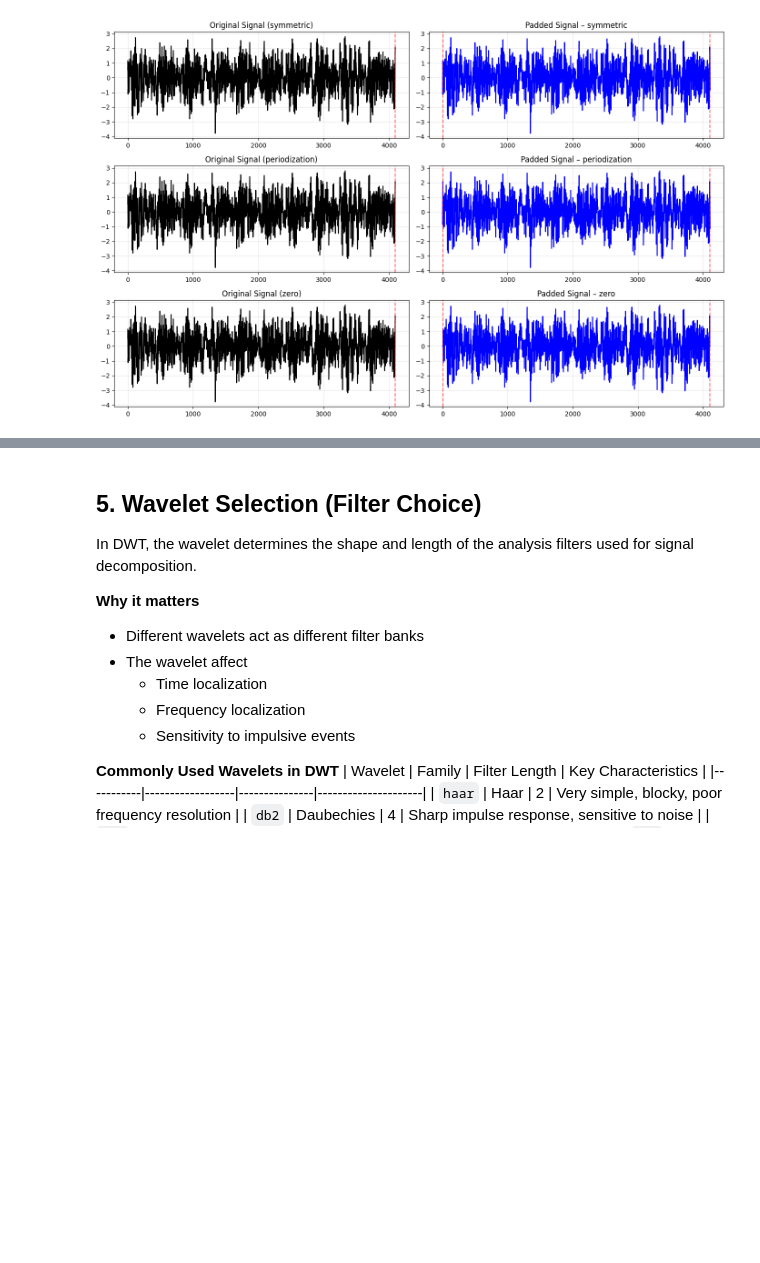
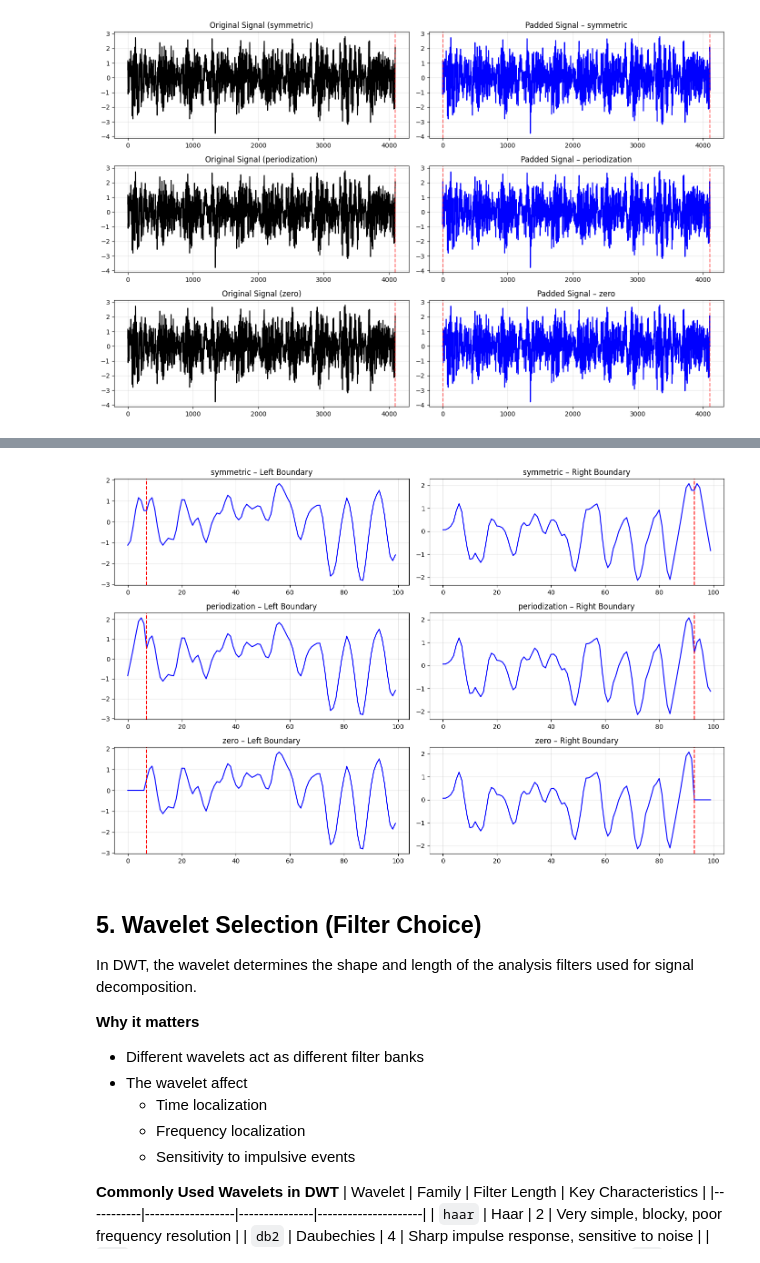
Before and after one commit to sothulthorn/signal-feature-learning, a Jupyter notebook: CWRU_DWT.ipynb, the cells around one changed output, grey strips where cells are left out. Drawn from its saved outputs; the diff is of its cells as text; code cells hidden in the pictures; blank space fills up the shorter version.

```diff
--- a/CWRU_DWT.ipynb
+++ b/CWRU_DWT.ipynb
@@ -105,3 +113,30 @@ plt.show()
+# %%
+zoom = 100  # number of samples to zoom into
+
+plt.figure(figsize=(14, 9))
+
+for i, m in enumerate(modes):
+    pad_len = filter_len - 1
+    padded_signal = pywt.pad(signal, pad_len, mode=m)
+
+    # Left boundary
+    plt.subplot(3, 2, 2*i + 1)
+    plt.plot(padded_signal[:zoom], color='blue')
+    plt.axvline(pad_len, color='red', linestyle='--')
+    plt.title(f'{m} – Left Boundary')
+    plt.grid(alpha=0.3)
+
+    # Right boundary
+    plt.subplot(3, 2, 2*i + 2)
+    plt.plot(padded_signal[-zoom:], color='blue')
+    plt.axvline(zoom - pad_len, color='red', linestyle='--')
+    plt.title(f'{m} – Right Boundary')
+    plt.grid(alpha=0.3)
+
+plt.tight_layout()
+plt.show()
+# %% [output]
+[figure, added]
 # %% [markdown]
 ## 5. Wavelet Selection (Filter Choice)
 In DWT, the wavelet determines the shape and length of the analysis filters used for signal decomposition.
```
Also changed, not shown: parts of 1 cell of this notebook, 2 other files.
